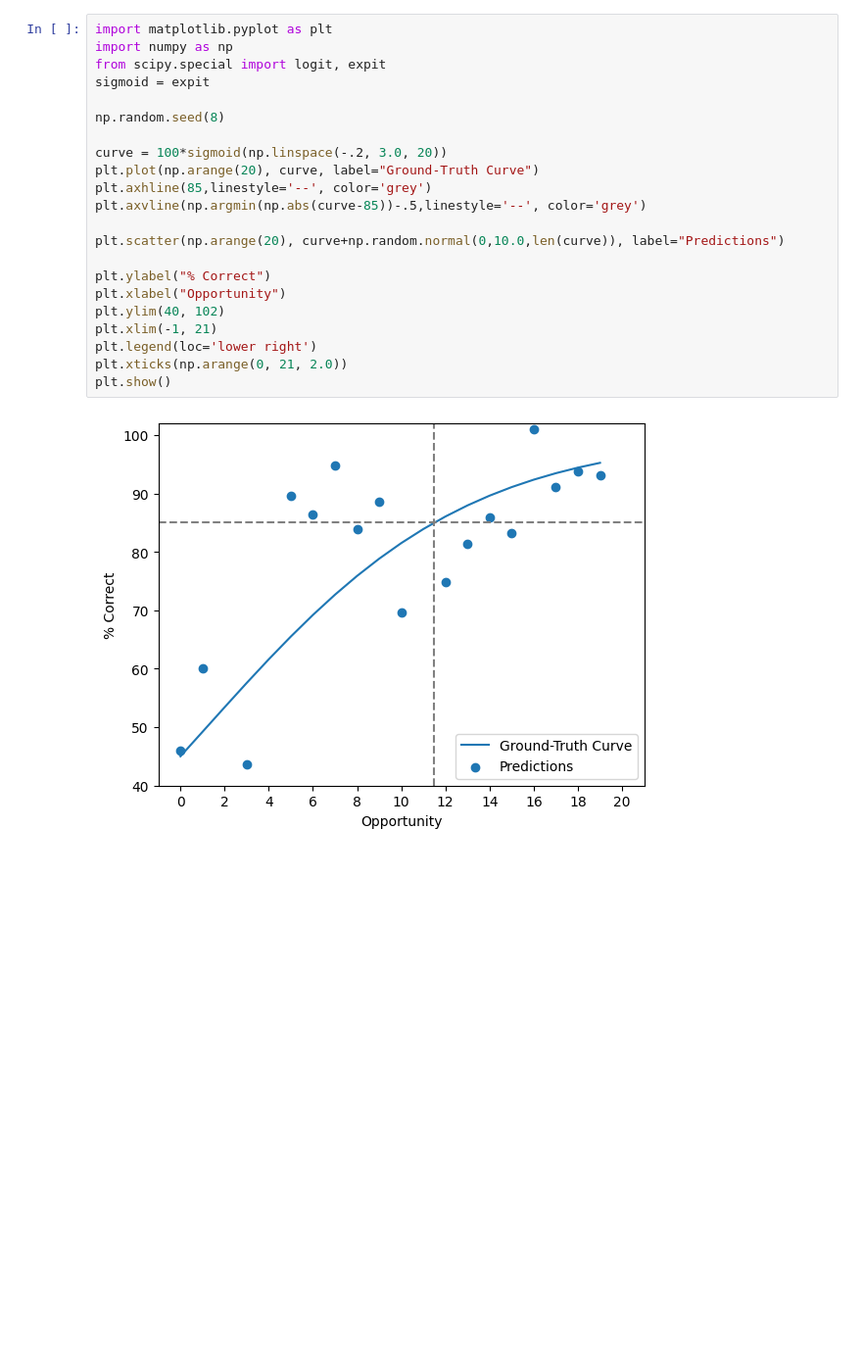
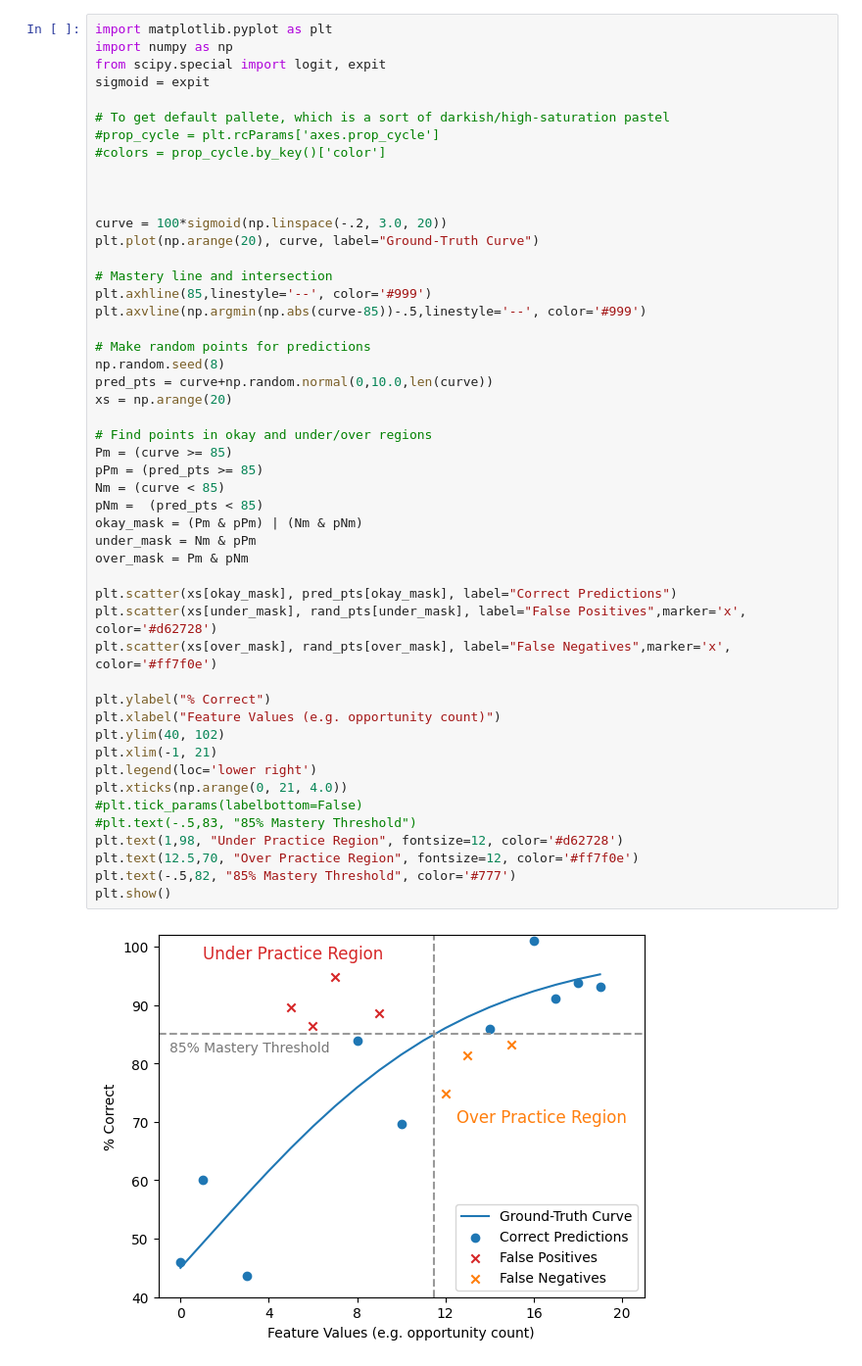
Before and after one commit to DannyWeitekamp/learner-performance-prediction, a Jupyter notebook: Figures.ipynb, the cells around one changed output. Shown at 98% size. Cells and saved outputs as stored; diff of their text form; blank space fills up the shorter version.

Commit message:
Prettify Figure

```diff
--- a/Figures.ipynb
+++ b/Figures.ipynb
@@ -1,24 +1,51 @@
 # %%
 import matplotlib.pyplot as plt
 import numpy as np
 from scipy.special import logit, expit
 sigmoid = expit
 
-np.random.seed(8)
+# To get default pallete, which is a sort of darkish/high-saturation pastel
+#prop_cycle = plt.rcParams['axes.prop_cycle']
+#colors = prop_cycle.by_key()['color']
+
+
 
 curve = 100*sigmoid(np.linspace(-.2, 3.0, 20))
 plt.plot(np.arange(20), curve, label="Ground-Truth Curve")
-plt.axhline(85,linestyle='--', color='grey')
-plt.axvline(np.argmin(np.abs(curve-85))-.5,linestyle='--', color='grey')
 
-plt.scatter(np.arange(20), curve+np.random.normal(0,10.0,len(curve)), label="Predictions")
+# Mastery line and intersection
+plt.axhline(85,linestyle='--', color='#999')
+plt.axvline(np.argmin(np.abs(curve-85))-.5,linestyle='--', color='#999')
+
+# Make random points for predictions
+np.random.seed(8)
+pred_pts = curve+np.random.normal(0,10.0,len(curve))
+xs = np.arange(20)
+
+# Find points in okay and under/over regions
+Pm = (curve >= 85)
+pPm = (pred_pts >= 85)
+Nm = (curve < 85)
+pNm =  (pred_pts < 85)
+okay_mask = (Pm & pPm) | (Nm & pNm)
+under_mask = Nm & pPm
+over_mask = Pm & pNm
+
+plt.scatter(xs[okay_mask], pred_pts[okay_mask], label="Correct Predictions")
+plt.scatter(xs[under_mask], rand_pts[under_mask], label="False Positives",marker='x', color='#d62728')
+plt.scatter(xs[over_mask], rand_pts[over_mask], label="False Negatives",marker='x', color='#ff7f0e')
 
 plt.ylabel("% Correct")
-plt.xlabel("Opportunity")
+plt.xlabel("Feature Values (e.g. opportunity count)")
 plt.ylim(40, 102)
 plt.xlim(-1, 21)
 plt.legend(loc='lower right')
-plt.xticks(np.arange(0, 21, 2.0))
+plt.xticks(np.arange(0, 21, 4.0))
+#plt.tick_params(labelbottom=False)
+#plt.text(-.5,83, "85% Mastery Threshold")
+plt.text(1,98, "Under Practice Region", fontsize=12, color='#d62728')
+plt.text(12.5,70, "Over Practice Region", fontsize=12, color='#ff7f0e')
+plt.text(-.5,82, "85% Mastery Threshold", color='#777')
 plt.show()
 # %% [output]
-[figure, old version]
+[figure, new version]
```
